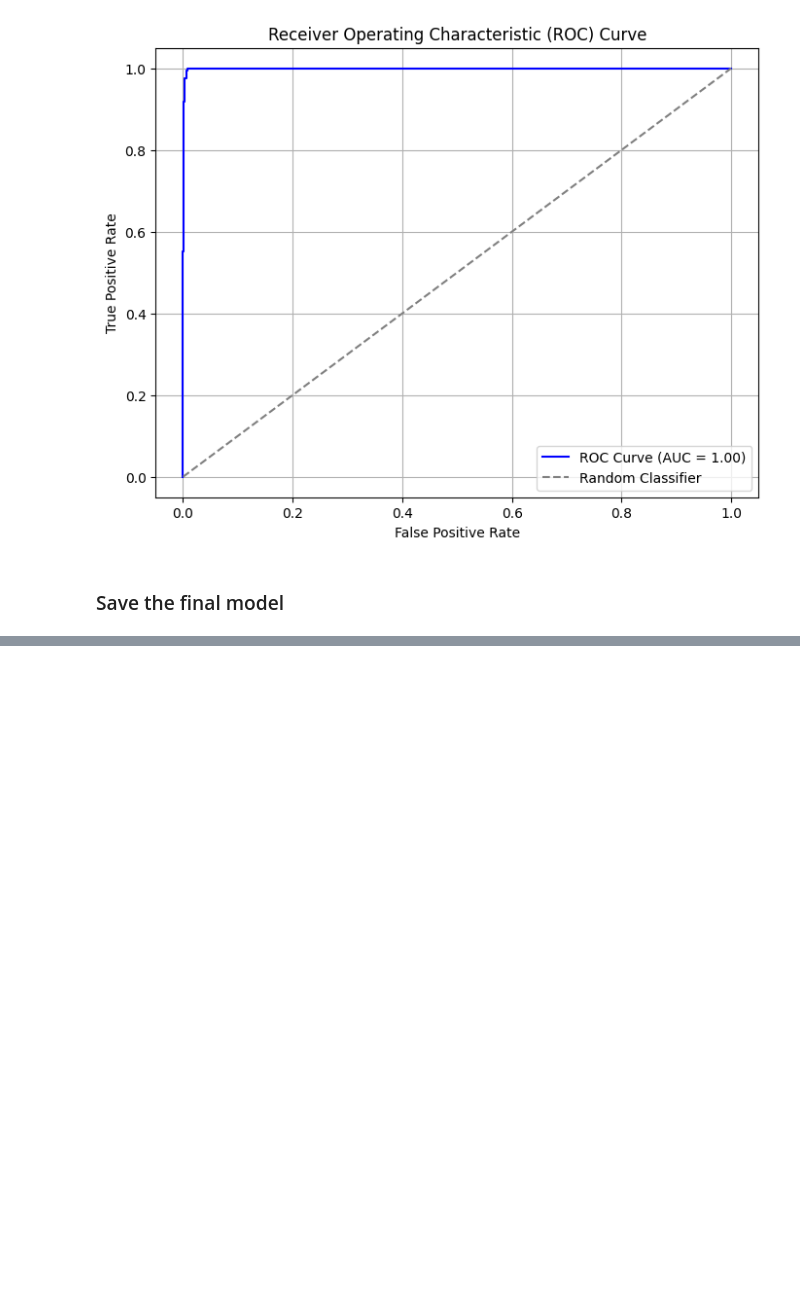
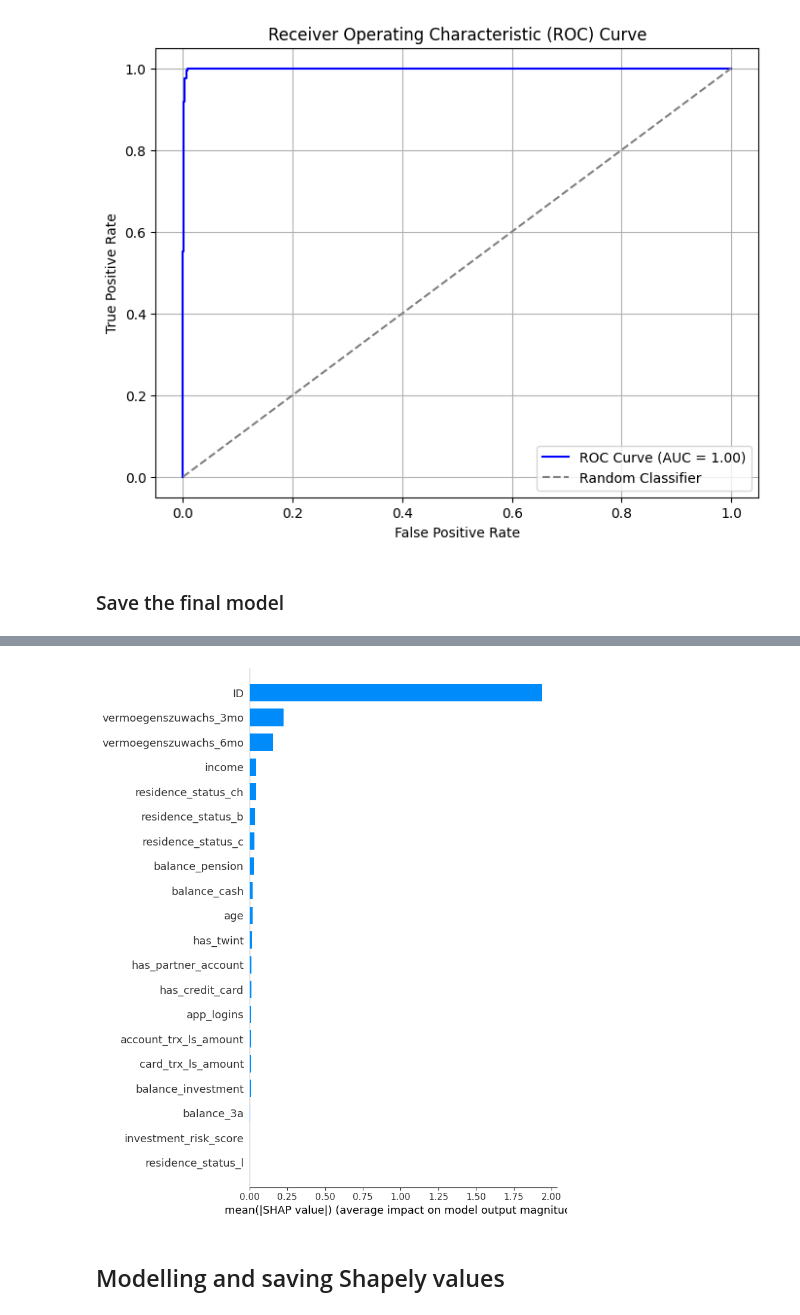
Before and after one commit to BianchiLuca28/ILM-PostFinance, a Jupyter notebook: notebooks/model.ipynb, the cells around one changed output, grey strips where cells are left out. Drawn from its saved outputs; the diff is of its cells as text; code cells hidden in the pictures; blank space fills up the shorter version.

```diff
--- a/notebooks/model.ipynb
+++ b/notebooks/model.ipynb
@@ -264,0 +289,6 @@ with open("../database/models/lightgbm_model.pkl", "wb") as file:
+# %%
+shap.summary_plot(shap_values, X_test, plot_type="bar", feature_names=feature_names)
+# %% [output]
+[figure, added]
+# %% [markdown]
+## Modelling and saving Shapely values
```
Also changed, not shown: parts of 21 cells of this notebook, 7 other files.
